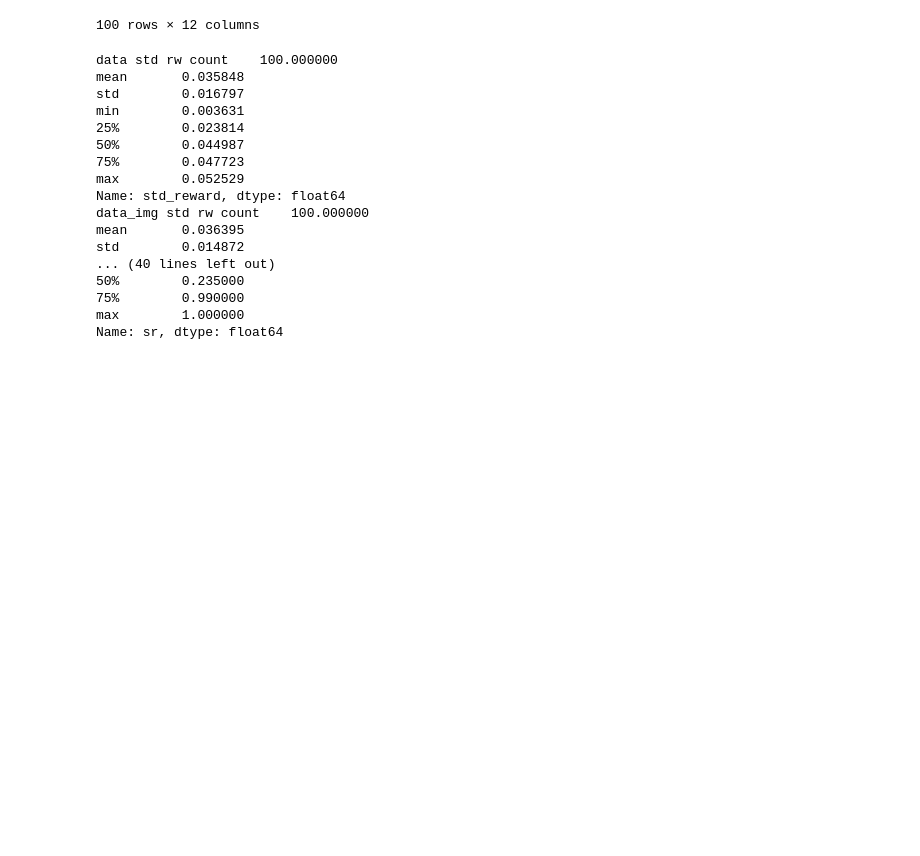
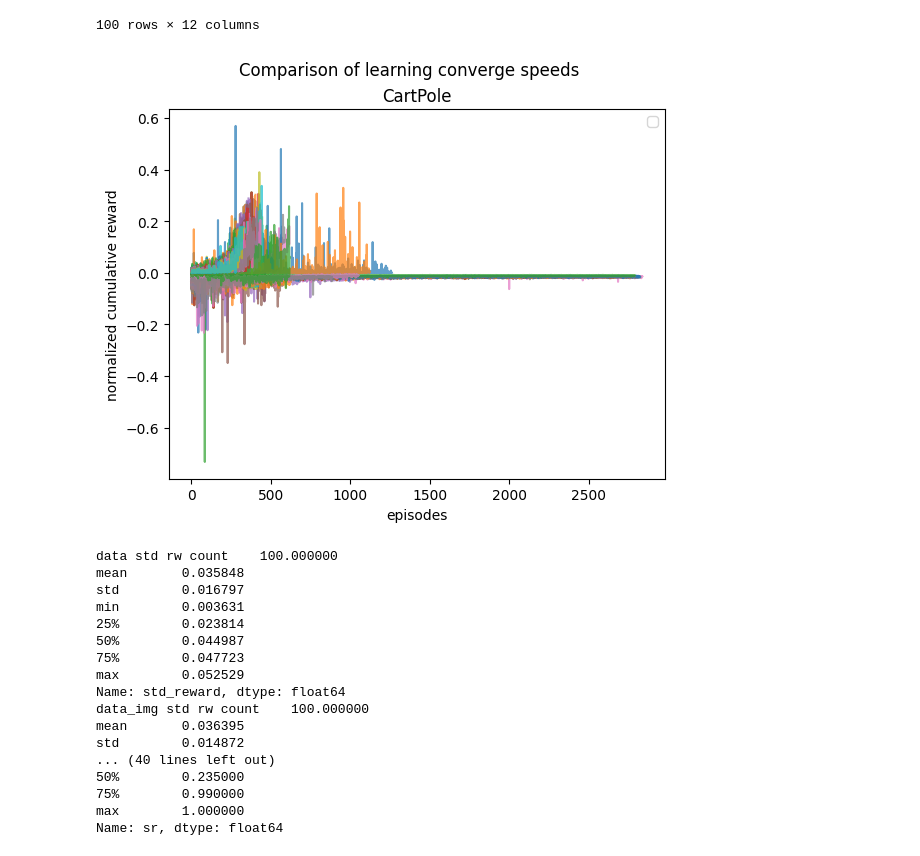
Before and after one commit to VIRAL-UCBL1/VIRAL, a Jupyter notebook: src/data/analyse.ipynb, the cells around one changed output. Cells and saved outputs as stored; diff of their text form; code cells hidden in the pictures; blank space fills up the shorter version.

```diff
--- a/src/data/analyse.ipynb
+++ b/src/data/analyse.ipynb
@@ -166,6 +66,10 @@ data_img
 | 98 | data/model/CartPole-v1_670967_1.pth | CartPole-v1 | qwen2.5-coder_llama3.2-vision | {'seed': 670967} | PPO | {'policy': 'MlpPolicy', 'verbose'... | 30000 | def reward_func(observations:np.n... | [0.0017160082, 0.0027430959, 0.00... | ... |
 | 99 | data/model/CartPole-v1_670967_2.pth | CartPole-v1 | qwen2.5-coder_llama3.2-vision | {'seed': 670967} | PPO | {'policy': 'MlpPolicy', 'verbose'... | 30000 | def reward_func(observations:np.n... | [-1.5862597e-05, 0.0010131652, 0.... | ... |
 100 rows × 12 columns
+# %%
+plot_reward(data_img)
+# %% [output]
+[figure, added]
 # %%
 print('data std rw',data['std_reward'].describe())
 print('data_img std rw',data_img['std_reward'].describe())
```
Also changed, not shown: parts of 15 cells of this notebook, 10 other files.
